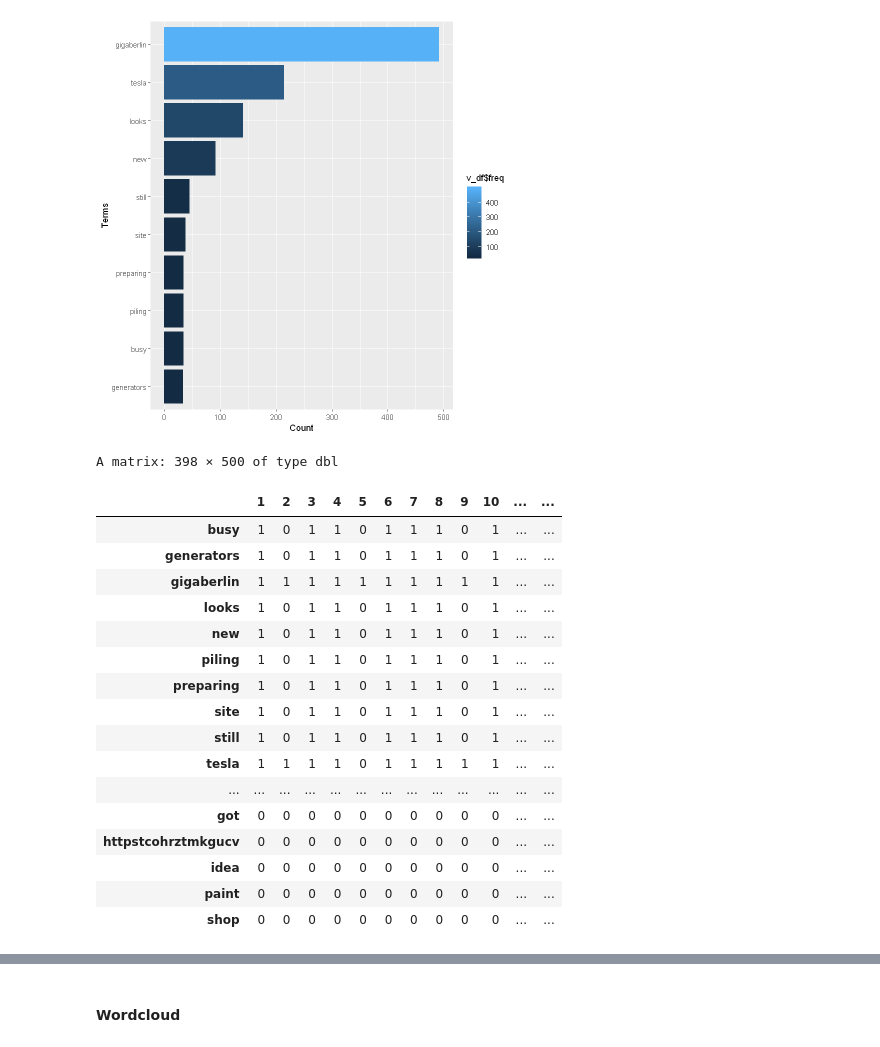
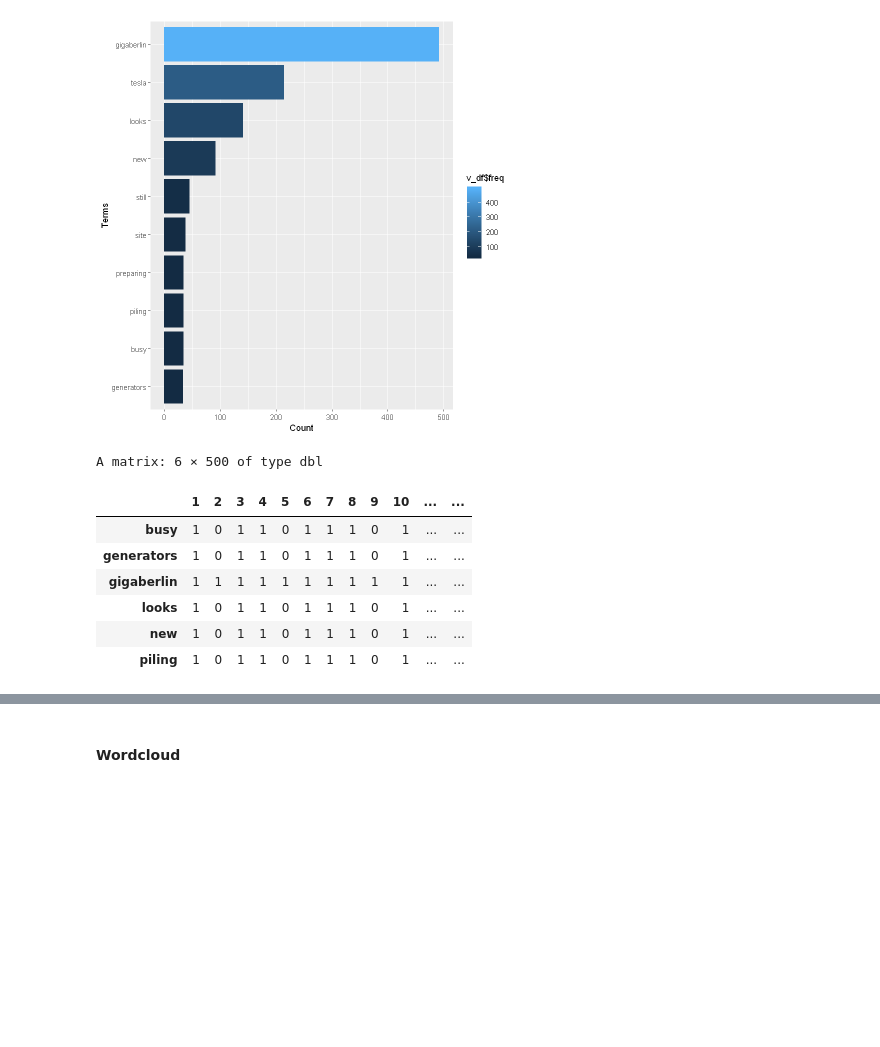
Before and after one commit to jjbous/Analyse-semi--unstrukturierter-daten, a Jupyter notebook: Praxisarbeit/Tesla(de).ipynb, the cells around one changed output, grey strips where cells are left out. Drawn from its saved outputs; the diff is of its cells as text; code cells hidden in the pictures; blank space fills up the shorter version.

```diff
--- a/Praxisarbeit/Tesla(de).ipynb
+++ b/Praxisarbeit/Tesla(de).ipynb
@@ -304,27 +276,17 @@ ggplot(v_df,aes(x = reorder(v_df$term, +v_df$freq), y = freq, fill=v_df$freq)) +
 [figure]
 # %%
 m <- as.matrix(tdm)
-# %%
-m
-# %% [output]
-A matrix: 398 × 500 of type dbl
-|  | 1 | 2 | 3 | 4 | 5 | 6 | 7 | 8 | 9 | 10 | ... | ... |
-| busy | 1 | 0 | 1 | 1 | 0 | 1 | 1 | 1 | 0 | 1 | ... | ... |
-| generators | 1 | 0 | 1 | 1 | 0 | 1 | 1 | 1 | 0 | 1 | ... | ... |
-| gigaberlin | 1 | 1 | 1 | 1 | 1 | 1 | 1 | 1 | 1 | 1 | ... | ... |
-| looks | 1 | 0 | 1 | 1 | 0 | 1 | 1 | 1 | 0 | 1 | ... | ... |
-| new | 1 | 0 | 1 | 1 | 0 | 1 | 1 | 1 | 0 | 1 | ... | ... |
-| piling | 1 | 0 | 1 | 1 | 0 | 1 | 1 | 1 | 0 | 1 | ... | ... |
-| preparing | 1 | 0 | 1 | 1 | 0 | 1 | 1 | 1 | 0 | 1 | ... | ... |
-| site | 1 | 0 | 1 | 1 | 0 | 1 | 1 | 1 | 0 | 1 | ... | ... |
-| still | 1 | 0 | 1 | 1 | 0 | 1 | 1 | 1 | 0 | 1 | ... | ... |
-| tesla | 1 | 1 | 1 | 1 | 0 | 1 | 1 | 1 | 1 | 1 | ... | ... |
-| ... | ... | ... | ... | ... | ... | ... | ... | ... | ... | ... | ... | ... |
-| got | 0 | 0 | 0 | 0 | 0 | 0 | 0 | 0 | 0 | 0 | ... | ... |
-| httpstcohrztmkgucv | 0 | 0 | 0 | 0 | 0 | 0 | 0 | 0 | 0 | 0 | ... | ... |
-| idea | 0 | 0 | 0 | 0 | 0 | 0 | 0 | 0 | 0 | 0 | ... | ... |
-| paint | 0 | 0 | 0 | 0 | 0 | 0 | 0 | 0 | 0 | 0 | ... | ... |
-| shop | 0 | 0 | 0 | 0 | 0 | 0 | 0 | 0 | 0 | 0 | ... | ... |
+# %%
+head(m)
+# %% [output]
+A matrix: 6 × 500 of type dbl
+|  | 1 | 2 | 3 | 4 | 5 | 6 | 7 | 8 | 9 | 10 | ... | ... |
+| busy | 1 | 0 | 1 | 1 | 0 | 1 | 1 | 1 | 0 | 1 | ... | ... |
+| generators | 1 | 0 | 1 | 1 | 0 | 1 | 1 | 1 | 0 | 1 | ... | ... |
+| gigaberlin | 1 | 1 | 1 | 1 | 1 | 1 | 1 | 1 | 1 | 1 | ... | ... |
+| looks | 1 | 0 | 1 | 1 | 0 | 1 | 1 | 1 | 0 | 1 | ... | ... |
+| new | 1 | 0 | 1 | 1 | 0 | 1 | 1 | 1 | 0 | 1 | ... | ... |
+| piling | 1 | 0 | 1 | 1 | 0 | 1 | 1 | 1 | 0 | 1 | ... | ... |
 # %%
 Die Ermittlung der frequency von Wörter
 # %%
```
Also changed, not shown: parts of 4 cells of this notebook.
